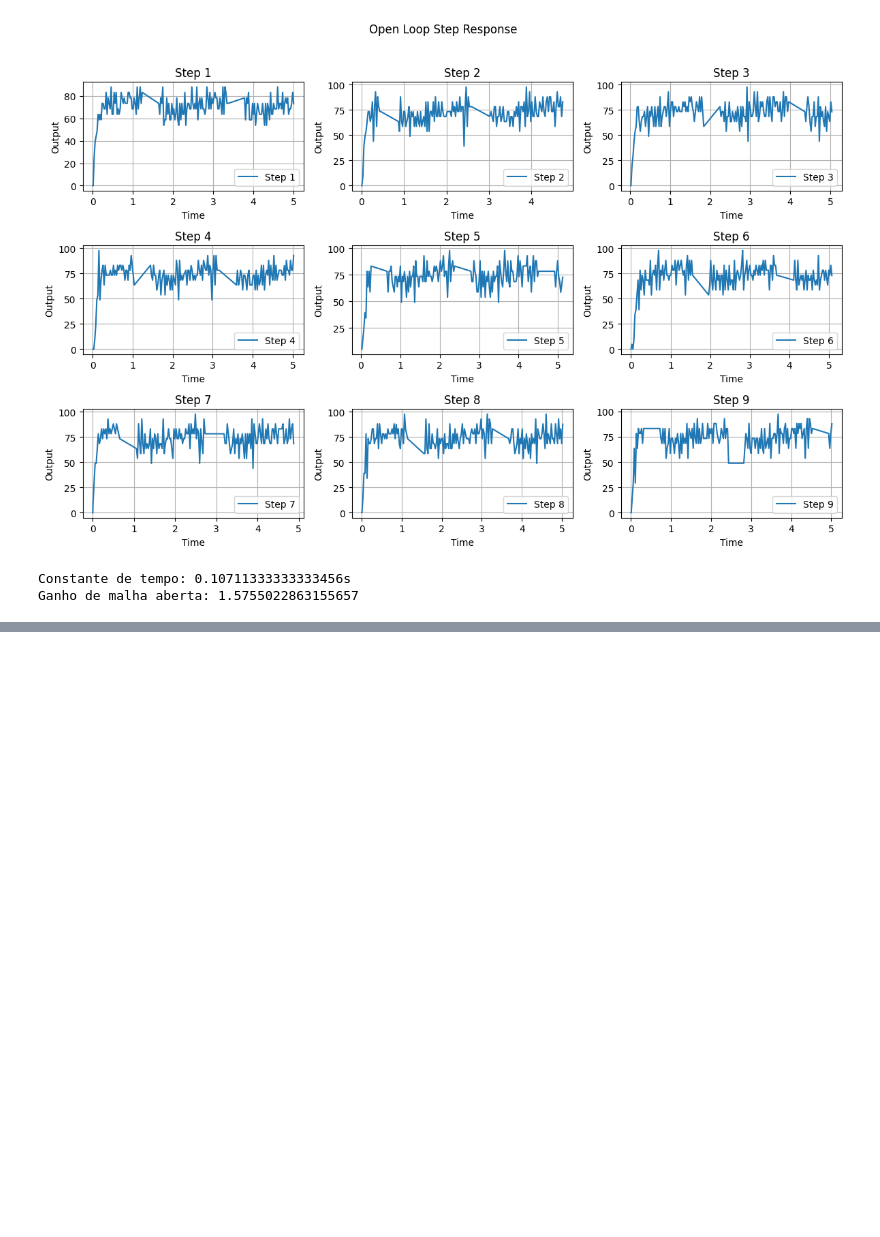
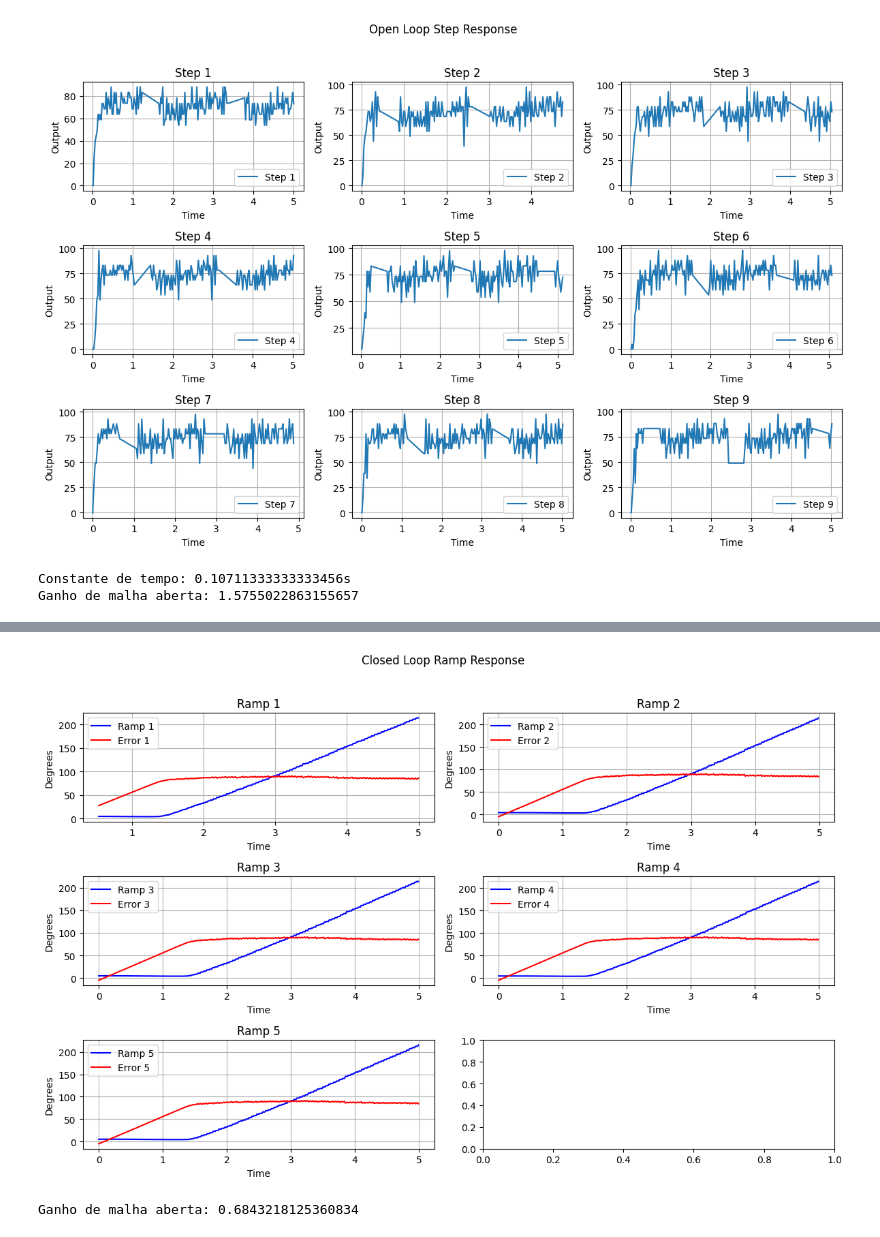
Before and after one commit to Telepresence-UFABC/Controller, a Jupyter notebook: plot_data/dataviz.ipynb, the cells around one changed output, grey strips where cells are left out. Saved outputs shown, nothing was run; the diff lists cells and outputs as text; code cells hidden in the pictures; blank space fills up the shorter version.

```diff
--- a/plot_data/dataviz.ipynb
+++ b/plot_data/dataviz.ipynb
@@ -85,0 +117,29 @@ with open("../system_parameters/motor_1.info", "w") as file:
+# %%
+fig, axs = plt.subplots(3, 2, figsize=(12, 8))
+fig.suptitle('Closed Loop Ramp Response')
+
+for i in range(1, 6):
+    file_path = f'/home/nikolas/Documents/GitHub/Controller/raspberry_pi/logs/{i}_ramp_closed_loop_2024-01-10 20:43:48.833625.csv'
+    df = pd.read_csv(file_path).query("Referencia <= 5")
+    row, col = divmod(i-1, 2)
+
+    ss_err.append(df.query("Referencia >= 2").Erro.mean())
+
+    axs[row, col].plot(df['Referencia'], df['Saída']*60, c="b", label=f'Ramp {i}')
+    axs[row, col].plot(df['Referencia'], df['Erro']*60, c="r", label=f"Error {i}")
+    axs[row, col].set_title(f'Ramp {i}')
+    axs[row, col].set_xlabel('Time')
+    axs[row, col].set_ylabel('Degrees')
+    axs[row, col].legend()
+    axs[row, col].grid(True)
+
+plt.tight_layout(rect=(0, 0, 1, 0.96))
+
+plt.show()
+# %% [output]
+[figure, added]
+# %%
+ss_err = np.array(ss_err)
+print(f"Ganho de malha aberta: {1/ss_err.mean()}")
+# %% [output]
+Ganho de malha aberta: 0.6843218125360834
```
Also changed, not shown: parts of 4 cells of this notebook, 10 other files.
